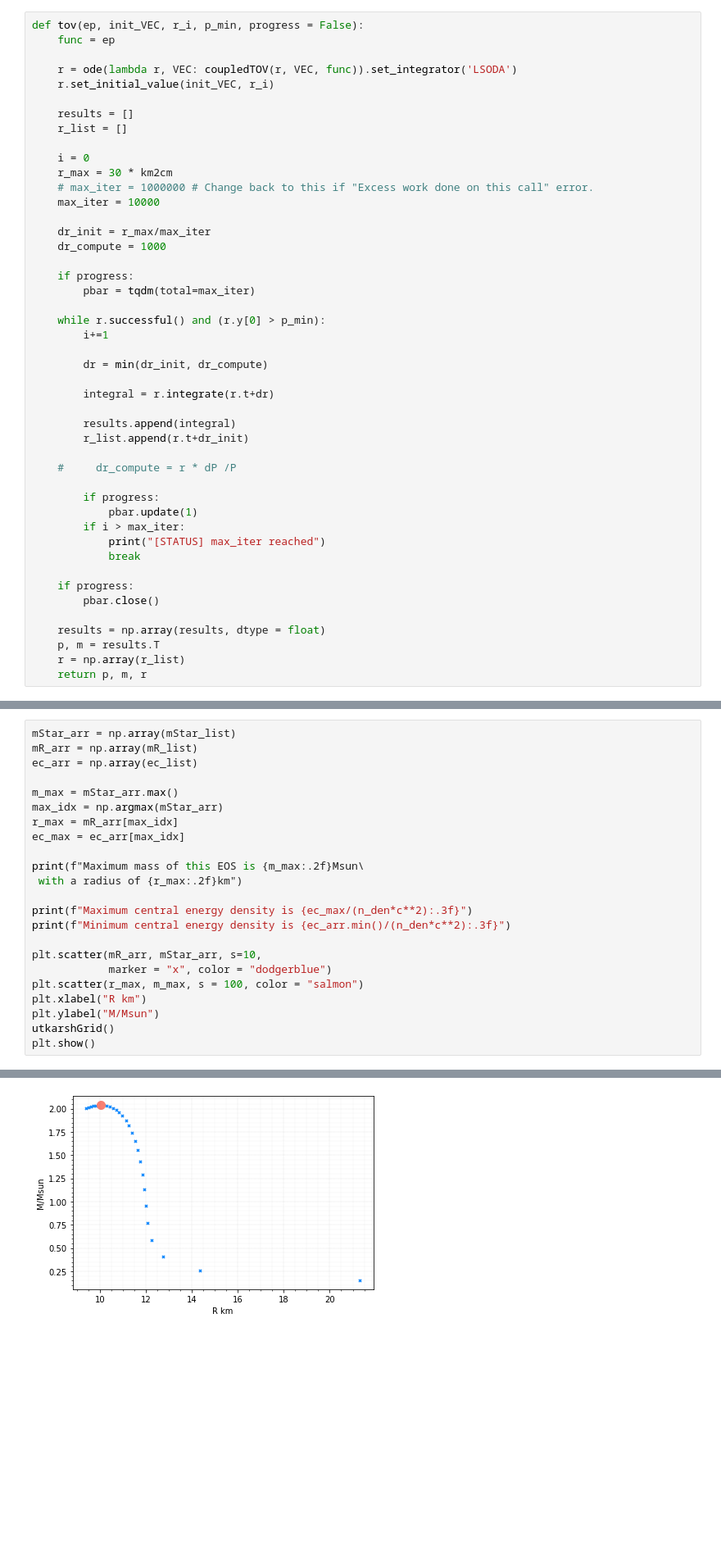
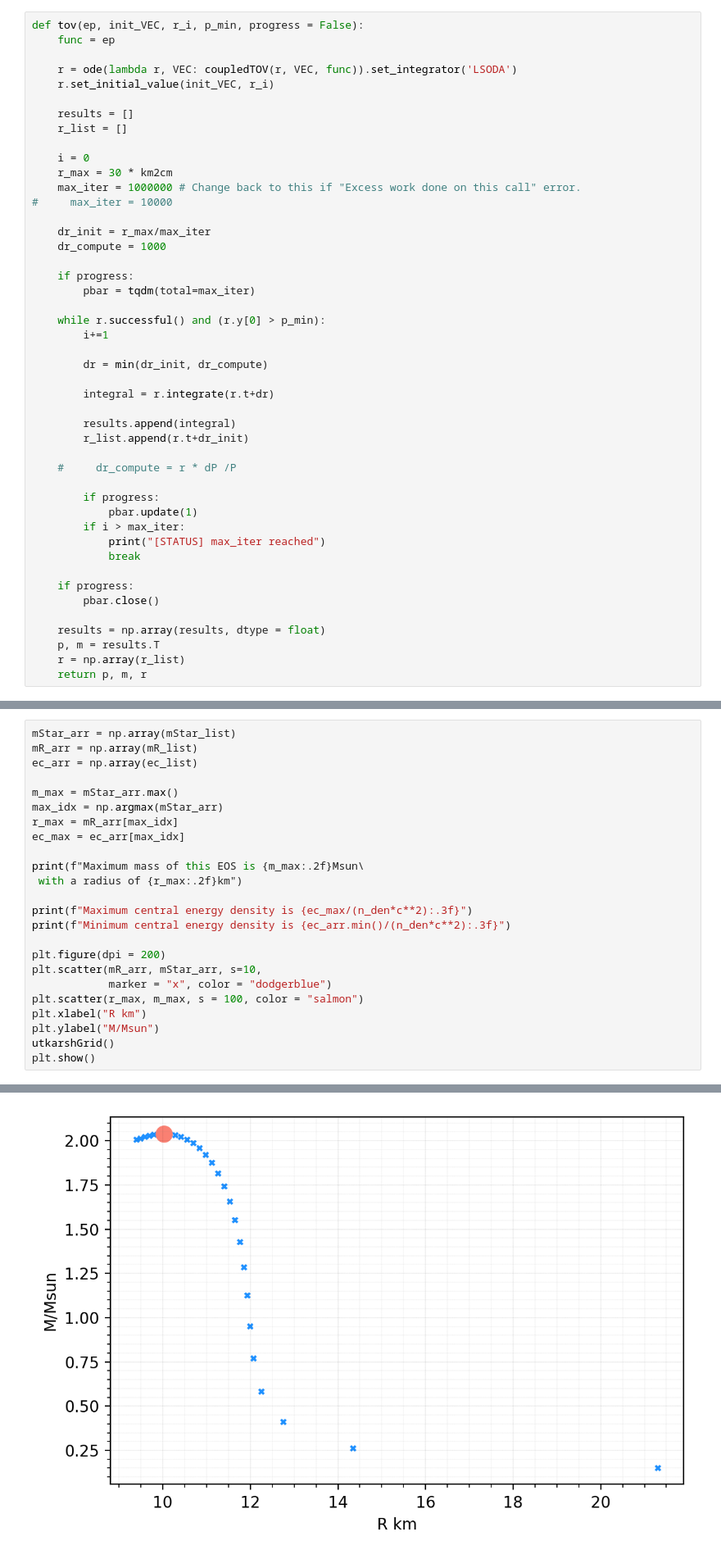
Before and after one commit to utkarsh7236/fmodes, a Jupyter notebook: Intro/tov_integrator.ipynb, the cells around one changed output, grey strips where cells are left out. Shown at 82% size. Saved outputs shown, nothing was run; the diff lists cells and outputs as text; blank space fills up the shorter version.

```diff
--- a/Intro/tov_integrator.ipynb
+++ b/Intro/tov_integrator.ipynb
@@ -87,8 +87,8 @@ def tov(ep, init_VEC, r_i, p_min, progress = False):
 
     i = 0
     r_max = 30 * km2cm
-    # max_iter = 1000000 # Change back to this if "Excess work done on this call" error.
-    max_iter = 10000
+    max_iter = 1000000 # Change back to this if "Excess work done on this call" error.
+#     max_iter = 10000
 
     dr_init = r_max/max_iter
     dr_compute = 1000
@@ -238,31 +238,32 @@ for i in tqdm(range(1,30), disable = False):
 # %%
 mStar_arr = np.array(mStar_list)
 mR_arr = np.array(mR_list)
 ec_arr = np.array(ec_list)
 
 m_max = mStar_arr.max()
 max_idx = np.argmax(mStar_arr)
 r_max = mR_arr[max_idx]
 ec_max = ec_arr[max_idx]
 
 print(f"Maximum mass of this EOS is {m_max:.2f}Msun\
  with a radius of {r_max:.2f}km")
 
 print(f"Maximum central energy density is {ec_max/(n_den*c**2):.3f}")
 print(f"Minimum central energy density is {ec_arr.min()/(n_den*c**2):.3f}")
 
+plt.figure(dpi = 200)
 plt.scatter(mR_arr, mStar_arr, s=10,
             marker = "x", color = "dodgerblue")
 plt.scatter(r_max, m_max, s = 100, color = "salmon")
 plt.xlabel("R km")
 plt.ylabel("M/Msun")
 utkarshGrid()
 plt.show()
 # %% [output]
 Maximum mass of this EOS is 2.04Msun with a radius of 10.03km
 Maximum central energy density is 12.307
 Minimum central energy density is 1.110
-[figure, old version]
+[figure, new version]
 # %%
 EOS_df_list = ["sly.csv", "sly230a.csv", "mpa1.csv", "hqc18.csv"]
 colors = plt.cm.viridis(np.linspace(0,1,len(EOS_df_list)))
```
Also changed, not shown: 3 other files.
